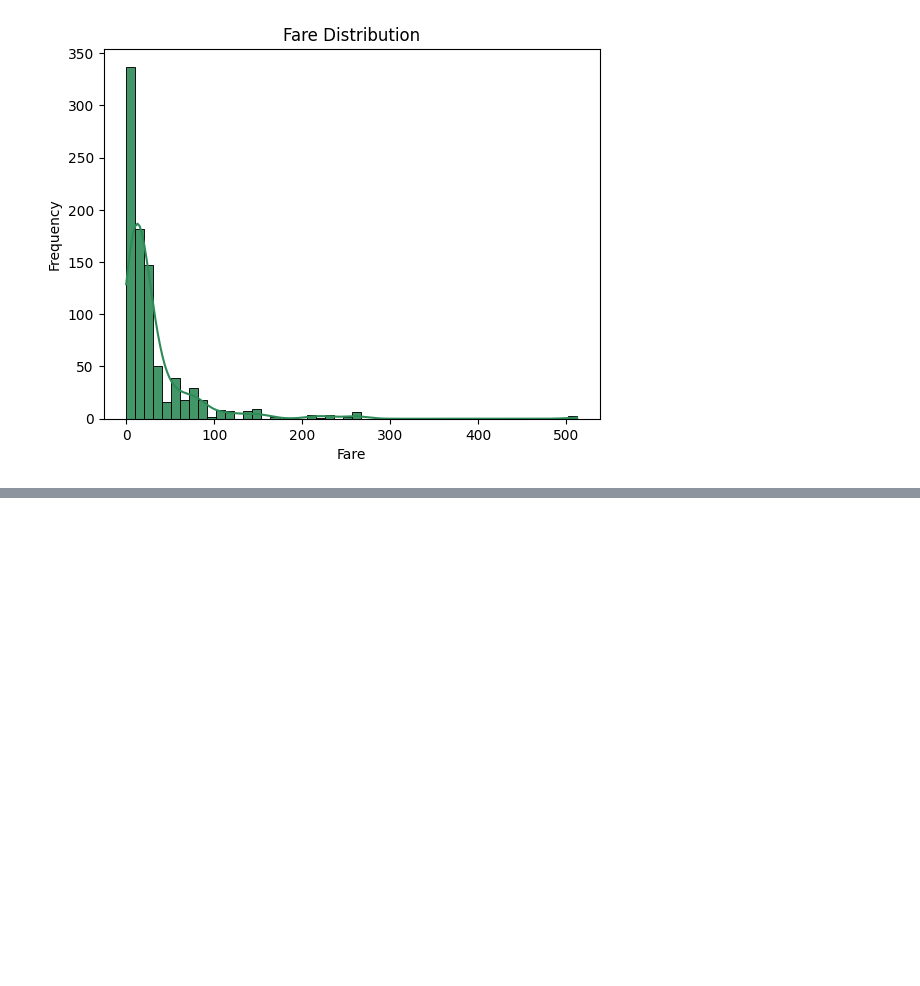
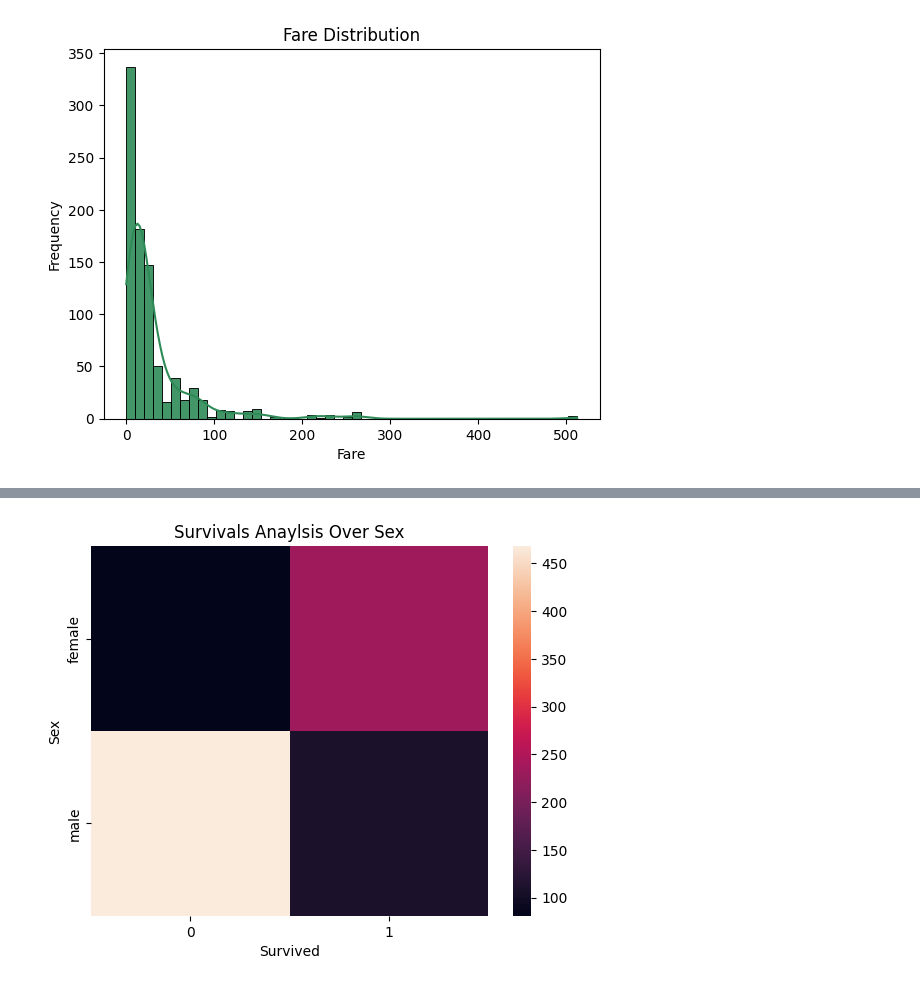
Before and after one commit to Muqaddas-Iftikhar/Titanic-Survival-Analysis, a Jupyter notebook: notebooks/titanic_survivals.ipynb, the cells around one changed output, grey strips where cells are left out. Saved outputs shown, nothing was run; the diff lists cells and outputs as text; code cells hidden in the pictures; blank space fills up the shorter version.

```diff
--- a/notebooks/titanic_survivals.ipynb
+++ b/notebooks/titanic_survivals.ipynb
@@ -379,0 +399,10 @@ plt.show()
+# %%
+sns.heatmap(pd.crosstab(df['Sex'], df['Survived']))
+
+plt.xlabel("Survived")
+plt.ylabel("Sex")
+plt.title("Survivals Anaylsis Over Sex")
+
+plt.show()
+# %% [output]
+[figure, added]
```
Also changed, not shown: parts of 14 cells of this notebook.
